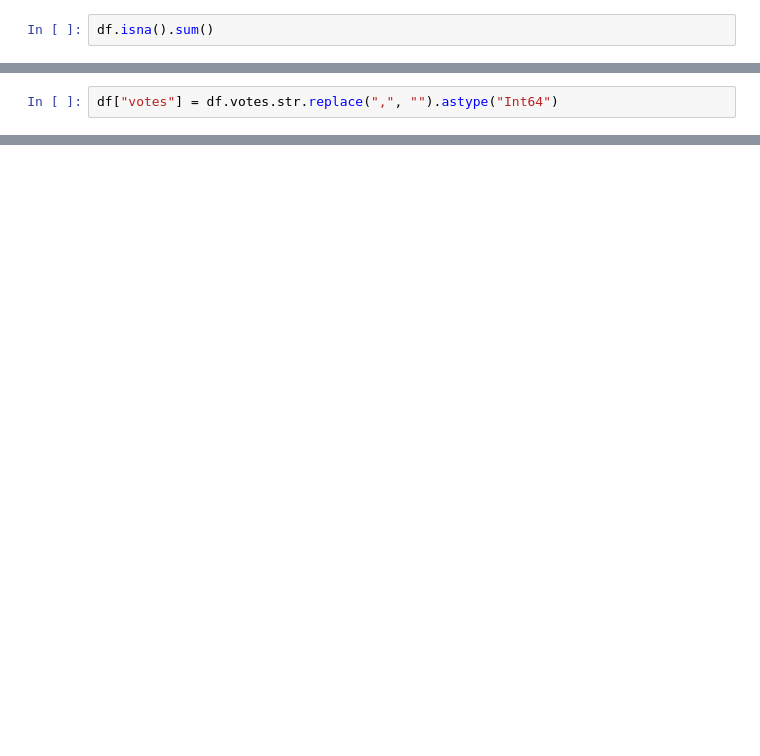
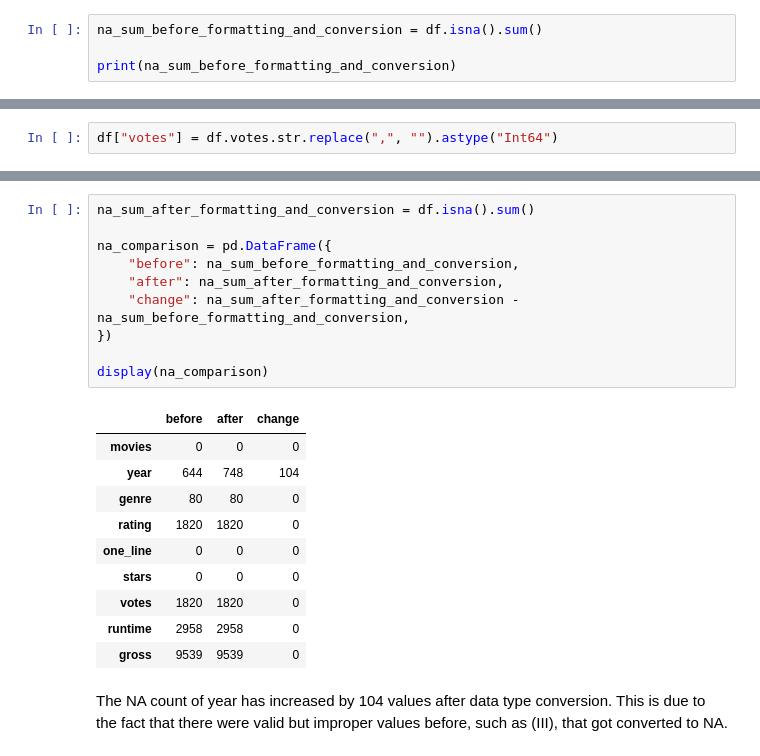
Before and after one commit to Gerum-Berhanu/data-cleaning, a Jupyter notebook: projects/06_imdb_movies/06_data_cleaning.ipynb, the cells around one changed output, grey strips where cells are left out. Saved outputs shown, nothing was run; the diff lists cells and outputs as text; blank space fills up the shorter version.

Commit message:
conclusion to data formatting and type conversion

```diff
--- a/projects/06_imdb_movies/06_data_cleaning.ipynb
+++ b/projects/06_imdb_movies/06_data_cleaning.ipynb
@@ -126,7 +126,9 @@ df.describe()
 | 75% | 7.800000 | 95.000000 |
 | max | 9.900000 | 853.000000 |
 # %%
-df.isna().sum()
+na_sum_before_formatting_and_conversion = df.isna().sum()
+
+print(na_sum_before_formatting_and_conversion)
 # %% [output]
 movies         0
 year         644
@@ -301,0 +327,23 @@ Name: votes, dtype: Float64
+# %%
+na_sum_after_formatting_and_conversion = df.isna().sum()
+
+na_comparison = pd.DataFrame({
+    "before": na_sum_before_formatting_and_conversion,
+    "after": na_sum_after_formatting_and_conversion,
+    "change": na_sum_after_formatting_and_conversion - na_sum_before_formatting_and_conversion,
+})
+
+display(na_comparison)
+# %% [output]
+|  | before | after | change |
+| movies | 0 | 0 | 0 |
+| year | 644 | 748 | 104 |
+| genre | 80 | 80 | 0 |
+| rating | 1820 | 1820 | 0 |
+| one_line | 0 | 0 | 0 |
+| stars | 0 | 0 | 0 |
+| votes | 1820 | 1820 | 0 |
+| runtime | 2958 | 2958 | 0 |
+| gross | 9539 | 9539 | 0 |
+# %% [markdown]
+The NA count of year has increased by 104 values after data type conversion. This is due to the fact that there were valid but improper values before, such as (III), that got converted to NA.
```
Also changed, not shown: parts of 8 cells of this notebook.
